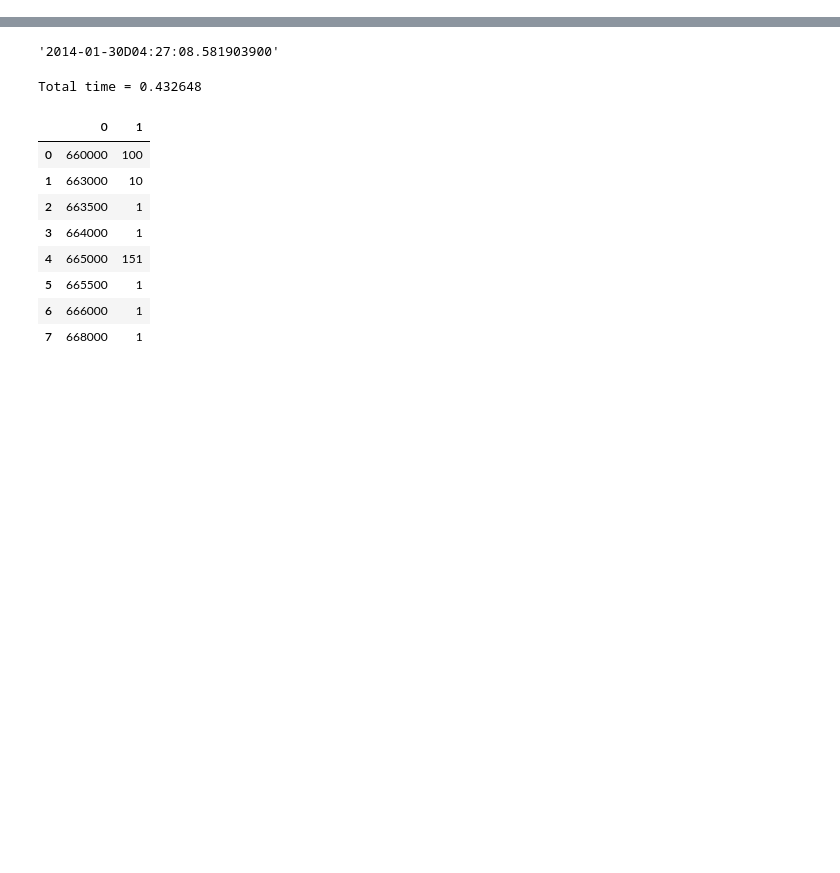
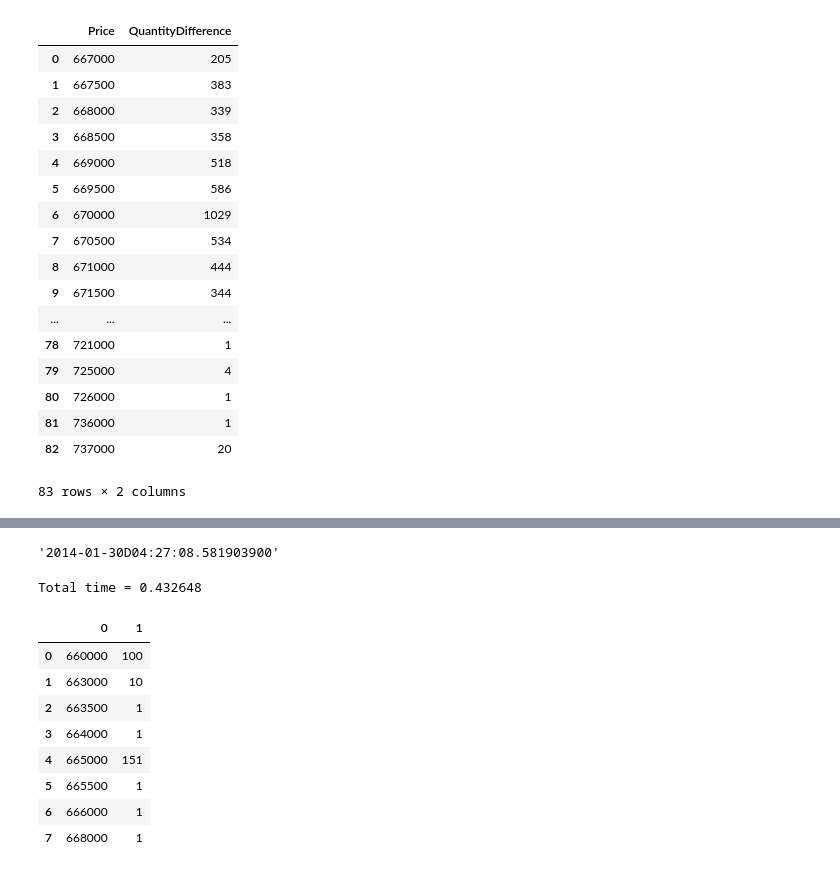
Before and after one commit to rorysroes/SGX-Full-OrderBook-Tick-Data-Trading-Strategy, a Jupyter notebook: before_open_market_9_21_csv.ipynb, the cells around one changed output, grey strips where cells are left out. Cells and saved outputs as stored; diff of their text form; code cells hidden in the pictures; blank space fills up the shorter version.

```diff
--- a/before_open_market_9_21_csv.ipynb
+++ b/before_open_market_9_21_csv.ipynb
@@ -732,0 +599,21 @@ See the caveats in the documentation: http://pandas.pydata.org/pandas-docs/stabl
+# %%
+order_book_ask_sum
+# %% [output]
+|  | Price | QuantityDifference |
+| 0 | 667000 | 205 |
+| 1 | 667500 | 383 |
+| 2 | 668000 | 339 |
+| 3 | 668500 | 358 |
+| 4 | 669000 | 518 |
+| 5 | 669500 | 586 |
+| 6 | 670000 | 1029 |
+| 7 | 670500 | 534 |
+| 8 | 671000 | 444 |
+| 9 | 671500 | 344 |
+| ... | ... | ... |
+| 78 | 721000 | 1 |
+| 79 | 725000 | 4 |
+| 80 | 726000 | 1 |
+| 81 | 736000 | 1 |
+| 82 | 737000 | 20 |
+83 rows × 2 columns
```
Also changed, not shown: parts of 5 cells of this notebook.
